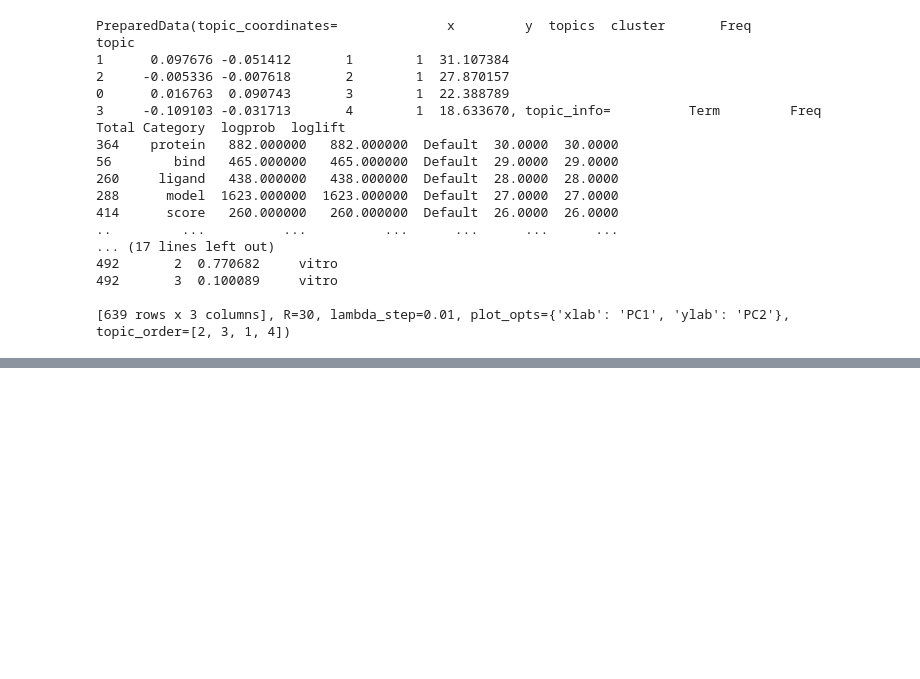
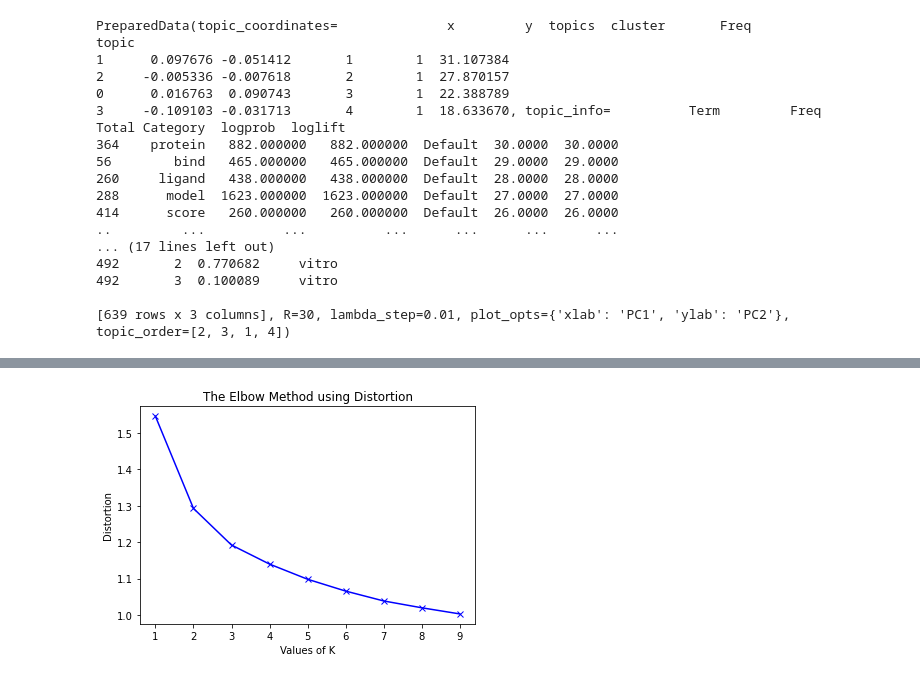
Before and after one commit to vedoly/cadd-smart-systematic-literature-reviews, a Jupyter notebook: cadd_smart_systematic_literature_reviews.ipynb, the cells around one changed output, grey strips where cells are left out. Saved outputs shown, nothing was run; the diff lists cells and outputs as text; code cells hidden in the pictures; blank space fills up the shorter version.

```diff
--- a/cadd_smart_systematic_literature_reviews.ipynb
+++ b/cadd_smart_systematic_literature_reviews.ipynb
@@ -205,0 +253,2 @@ topic
+# %%
+df = df.dropna()
@@ -205,0 +257,44 @@ topic
+# %%
+data_points = df.sentence_embedding.to_list()
+# %%
+#PCA
+pca_components = 8
+
+from sklearn.decomposition import PCA
+pca = PCA(n_components=pca_components)
+principalComponents = pca.fit_transform(data_points)
+principalDf = pd.DataFrame(data = principalComponents
+             , columns = list(range(pca_components)))
+# %%
+from sklearn.cluster import KMeans
+from sklearn import metrics
+from scipy.spatial.distance import cdist
+import numpy as np
+import matplotlib.pyplot as plt
+
+distortions = []
+inertias = []
+mapping1 = {}
+mapping2 = {}
+K = range(1,10)
+X = principalDf
+for k in K:
+    #Building and fitting the model
+    kmeanModel = KMeans(n_clusters=k).fit(X)
+    kmeanModel.fit(X)
+
+    distortions.append(sum(np.min(cdist(X, kmeanModel.cluster_centers_,
+                      'euclidean'),axis=1)) / X.shape[0])
+    inertias.append(kmeanModel.inertia_)
+
+    mapping1[k] = sum(np.min(cdist(X, kmeanModel.cluster_centers_,
+                 'euclidean'),axis=1)) / X.shape[0]
+    mapping2[k] = kmeanModel.inertia_
+# %%
+plt.plot(K, distortions, 'bx-')
+plt.xlabel('Values of K')
+plt.ylabel('Distortion')
+plt.title('The Elbow Method using Distortion')
+plt.show()
+# %% [output]
+[figure, added]
```
Also changed, not shown: parts of 14 cells of this notebook.
